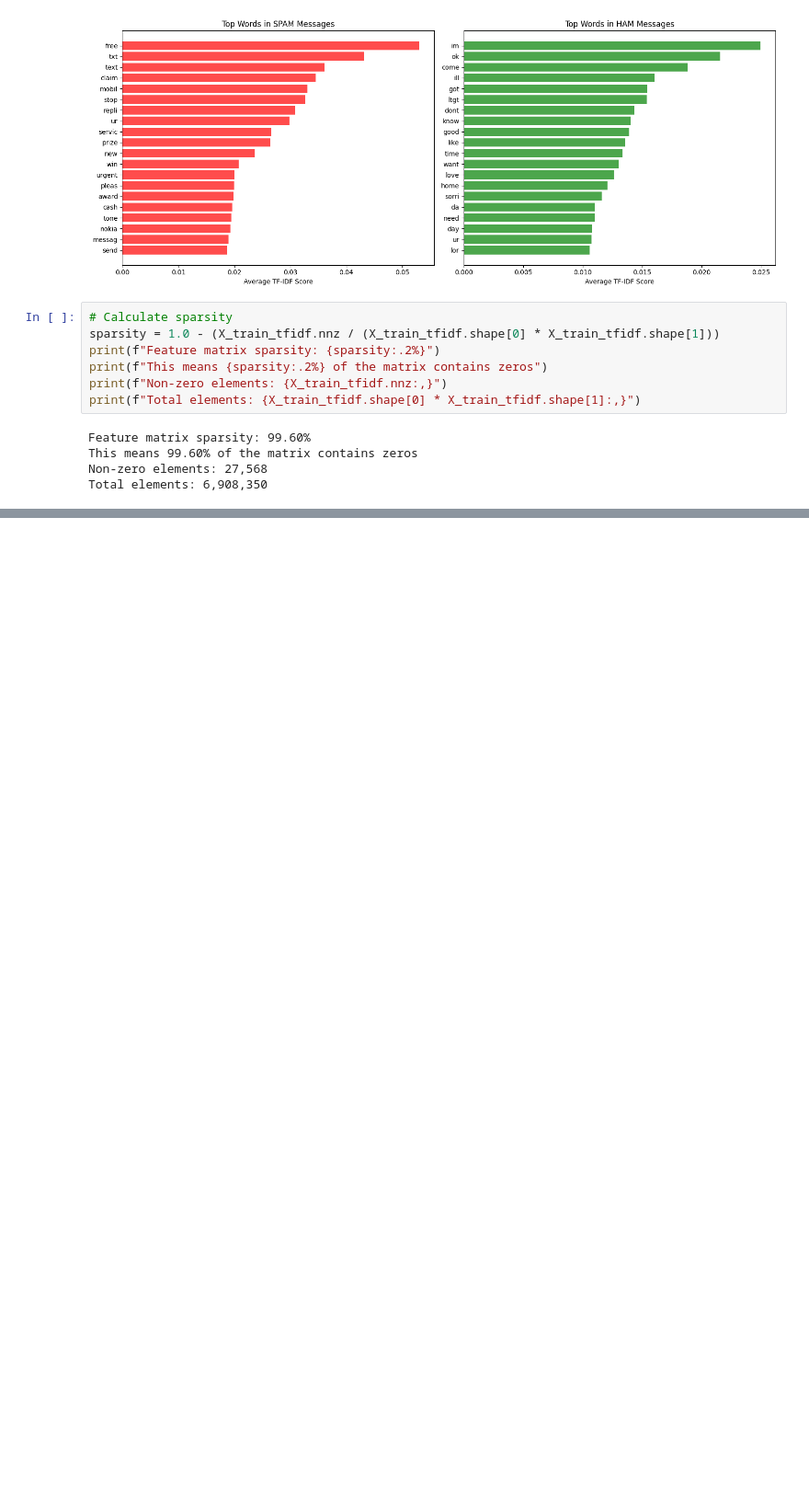
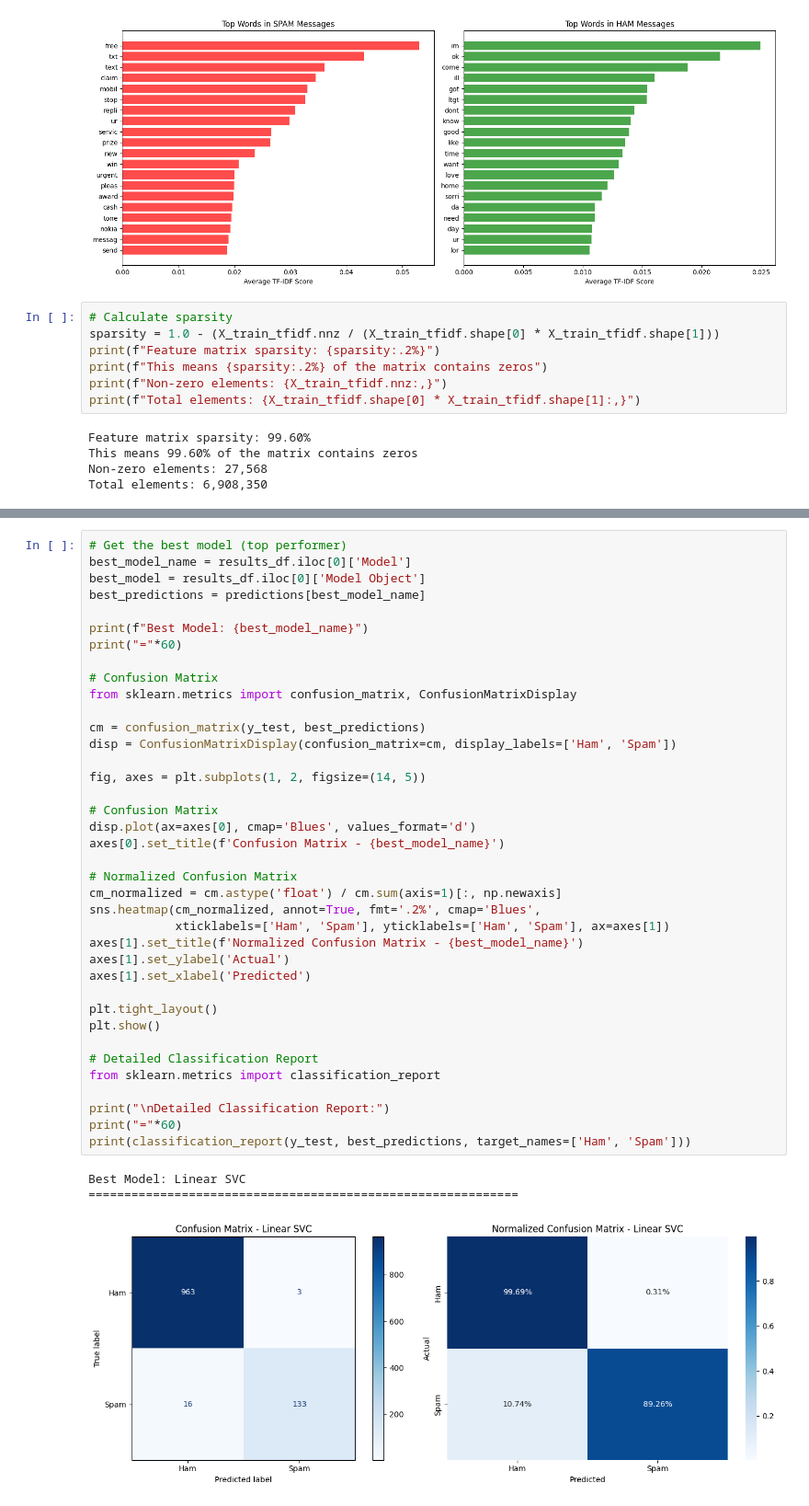
Before and after one commit to LiLAlien28/Arch_Tech_internship, a Jupyter notebook: Task1_Email_Spam_Classification.ipynb, the cells around one changed output, grey strips where cells are left out. Shown at 92% size. Drawn from its saved outputs; the diff is of its cells as text; blank space fills up the shorter version.

```diff
--- a/Task1_Email_Spam_Classification.ipynb
+++ b/Task1_Email_Spam_Classification.ipynb
@@ -381,0 +540,42 @@ Total elements: 6,908,350
+# %%
+# Get the best model (top performer)
+best_model_name = results_df.iloc[0]['Model']
+best_model = results_df.iloc[0]['Model Object']
+best_predictions = predictions[best_model_name]
+
+print(f"Best Model: {best_model_name}")
+print("="*60)
+
+# Confusion Matrix
+from sklearn.metrics import confusion_matrix, ConfusionMatrixDisplay
+
+cm = confusion_matrix(y_test, best_predictions)
+disp = ConfusionMatrixDisplay(confusion_matrix=cm, display_labels=['Ham', 'Spam'])
+
+fig, axes = plt.subplots(1, 2, figsize=(14, 5))
+
+# Confusion Matrix
+disp.plot(ax=axes[0], cmap='Blues', values_format='d')
+axes[0].set_title(f'Confusion Matrix - {best_model_name}')
+
+# Normalized Confusion Matrix
+cm_normalized = cm.astype('float') / cm.sum(axis=1)[:, np.newaxis]
+sns.heatmap(cm_normalized, annot=True, fmt='.2%', cmap='Blues',
+            xticklabels=['Ham', 'Spam'], yticklabels=['Ham', 'Spam'], ax=axes[1])
+axes[1].set_title(f'Normalized Confusion Matrix - {best_model_name}')
+axes[1].set_ylabel('Actual')
+axes[1].set_xlabel('Predicted')
+
+plt.tight_layout()
+plt.show()
+
+# Detailed Classification Report
+from sklearn.metrics import classification_report
+
+print("\nDetailed Classification Report:")
+print("="*60)
+print(classification_report(y_test, best_predictions, target_names=['Ham', 'Spam']))
+# %% [output]
+Best Model: Linear SVC
+============================================================
+[figure, added]
```
Also changed, not shown: parts of 9 cells of this notebook.
